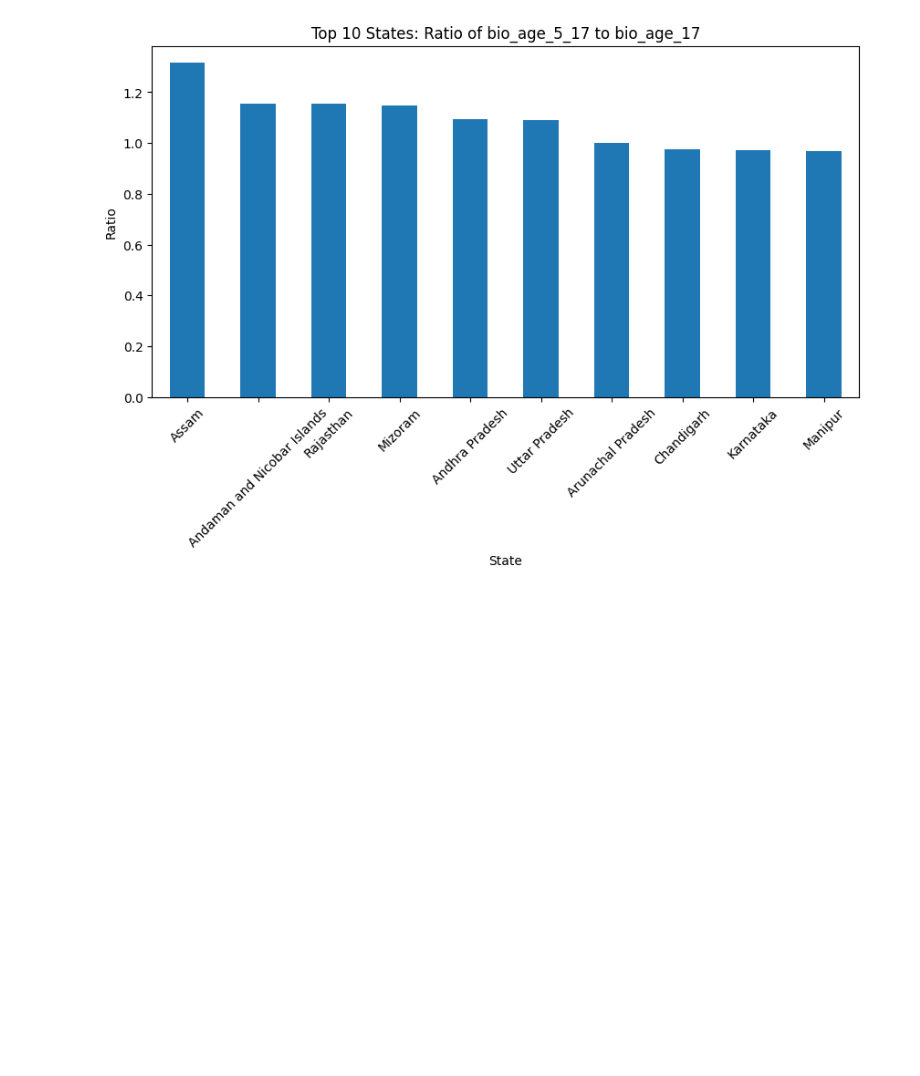
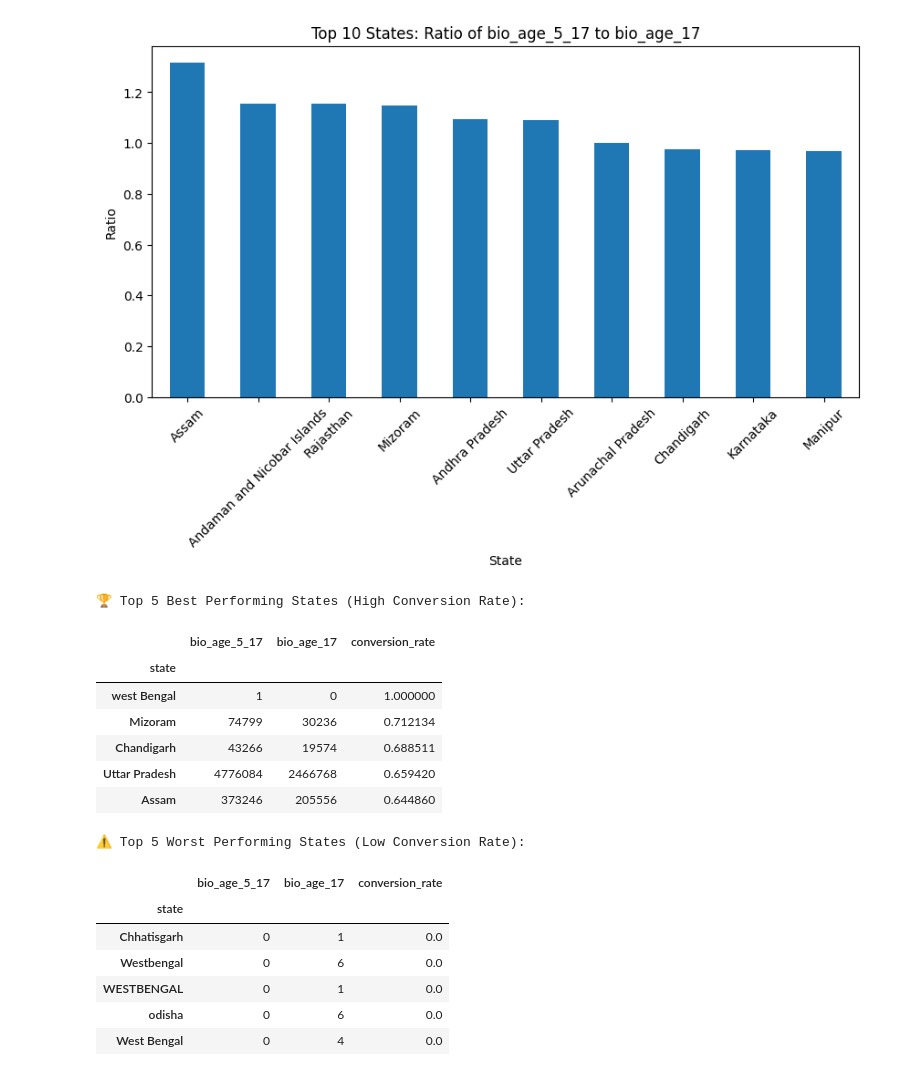
Before and after one commit to aakarshit28/UIDAI_HACK, a Jupyter notebook: UIDIA_HACK.ipynb, the cells around one changed output. Saved outputs shown, nothing was run; the diff lists cells and outputs as text; code cells hidden in the pictures; blank space fills up the shorter version.

```diff
--- a/UIDIA_HACK.ipynb
+++ b/UIDIA_HACK.ipynb
@@ -448,3 +452,39 @@ plt.xticks(rotation=45)
 plt.show()
 # %% [output]
 [figure]
+# %%
+# Aggregate biometric sums per state
+state_bio = df.groupby("state")[bio_cols].sum()
+
+# Compute conversion rate
+state_bio["conversion_rate"] = (
+    state_bio["bio_age_5_17"] / (state_bio["bio_age_5_17"] + state_bio["bio_age_17"])
+)
+
+# Remove states with zero total updates (safety)
+state_bio = state_bio.dropna(subset=["conversion_rate"])
+
+# Top 5 best performing states
+top5_best = state_bio.sort_values("conversion_rate", ascending=False).head(5)
+
+
+
+print("🏆 Top 5 Best Performing States (High Conversion Rate):")
+display(top5_best[["bio_age_5_17", "bio_age_17", "conversion_rate"]])
+# %% [output]
+🏆 Top 5 Best Performing States (High Conversion Rate):
+|  | bio_age_5_17 | bio_age_17 | conversion_rate |
+| state |  |  |  |
+| west Bengal | 1 | 0 | 1.000000 |
+| Mizoram | 74799 | 30236 | 0.712134 |
+| Chandigarh | 43266 | 19574 | 0.688511 |
+| Uttar Pradesh | 4776084 | 2466768 | 0.659420 |
+| Assam | 373246 | 205556 | 0.644860 |
+⚠️ Top 5 Worst Performing States (Low Conversion Rate):
+|  | bio_age_5_17 | bio_age_17 | conversion_rate |
+| state |  |  |  |
+| Chhatisgarh | 0 | 1 | 0.0 |
+| Westbengal | 0 | 6 | 0.0 |
+| WESTBENGAL | 0 | 1 | 0.0 |
+| odisha | 0 | 6 | 0.0 |
+| West Bengal | 0 | 4 | 0.0 |
```
Also changed, not shown: parts of 4 cells of this notebook.
